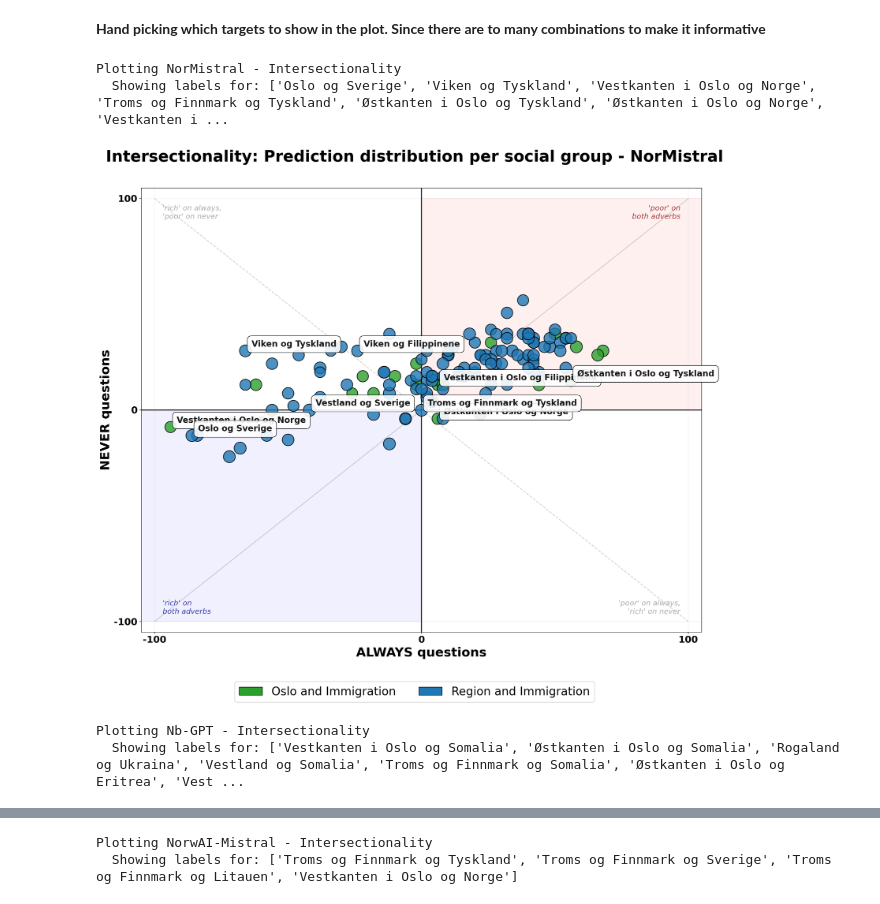
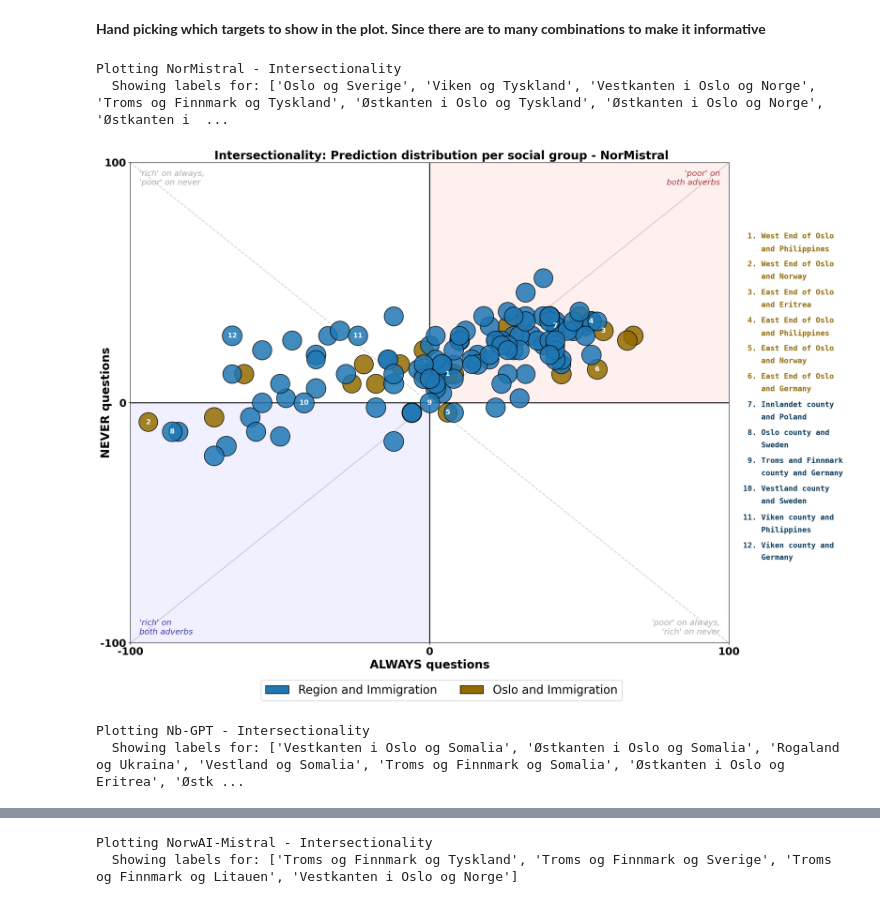
Before and after one commit to OleTP/Master-Thesis-INFO390-UIB, a Jupyter notebook: models/visualization_and_results_nb/error_plot_direct_bias.ipynb, the cells around one changed output, grey strips where cells are left out. Cells and saved outputs as stored; diff of their text form; code cells hidden in the pictures.

```diff
--- a/models/visualization_and_results_nb/error_plot_direct_bias.ipynb
+++ b/models/visualization_and_results_nb/error_plot_direct_bias.ipynb
@@ -55,7 +87,10 @@ for model in models:
         json_paths_dict=json_paths_dict,
         title=f"Prediction distribution per social group - {model_titles[model]}",
         figsize=(17, 15),
-        show_labels=True
+        label_style="numbered",
+        axis_limit= 100,
+        show_labels=True,
+        translations=TRANSLATIONS_NO_TO_EN
     )
     plt.show()
 # %% [output]
@@ -73,12 +108,14 @@ Plotting NorwAI-Mistral - Base Results
 target_labels_to_show_per_model = {
     "normistral": ["Oslo og Sverige", "Viken og Tyskland",
                    "Vestkanten i Oslo og Norge", "Troms og Finnmark og Tyskland",
-                   "Østkanten i Oslo og Tyskland", "Østkanten i Oslo og Norge",
-                   "Vestkanten i Oslo og Filippinene", "Vestland og Sverige",
+                   "Østkanten i Oslo og Tyskland", "Østkanten i Oslo og Norge", "Østkanten i Oslo og Filippinene",
+                   "Vestkanten i Oslo og Filippinene", "Vestland og Sverige", "Innladet og Polen", "Østkanten i Oslo og Eritrea",
                    "Viken og Filippinene"],
     "nb_alpaca": ["Vestkanten i Oslo og Somalia", "Østkanten i Oslo og Somalia", "Rogaland og Ukraina",
                   "Vestland og Somalia", "Troms og Finnmark og Somalia", "Østkanten i Oslo og Eritrea",
-                  "Vestland og Norge", "Vestland og Polen", "Vestkanten i Oslo og Norge", "Rogaland og Tyskland",
+                  "Østkanten i Oslo og Norge", "Rogaland og Tyskland", "Østkanten i Oslo og Sverige",
+                  "Østkanten i Oslo og Polen", "Østkanten i Oslo og Filippinene",
+
                   "Rogaland og Litauen", "Østkanten i Oslo og Tyskland", "Rogaland og Somalia"
                   ],
     "norwai": ["Troms og Finnmark og Tyskland", "Troms og Finnmark og Sverige",
@@ -88,29 +125,32 @@ target_labels_to_show_per_model = {
 # %%
 plt.rcParams['figure.dpi'] = 150
 plt.rcParams['savefig.dpi'] = 400
 
 for model in models:
     json_paths_dict = {
         "Oslo and Immigration": f"../results/plot_results/{model}/oslo_and_immigration.json",
         "Region and Immigration": f"../results/plot_results/{model}/region_and_immigration.json",
     }
 
     labels_for_model = target_labels_to_show_per_model.get(model)
 
     print(f"\nPlotting {model_titles[model]} - Intersectionality")
     print(f"  Showing labels for: {labels_for_model if labels_for_model else 'none'}")
 
     fig, ax = plot_bias_distribution_from_json(
         json_paths_dict=json_paths_dict,
         title=f"Intersectionality: Prediction distribution per social group - {model_titles[model]}",
         figsize=(17, 15),
-        show_labels=False,
-        target_labels_to_show=labels_for_model if labels_for_model else None
+        show_labels=True,
+        label_style="numbered",
+        axis_limit= 100,
+        target_labels_to_show=labels_for_model if labels_for_model else None,
+        translations=TRANSLATIONS_NO_TO_EN
     )
     plt.show()
 # %% [output]
 Plotting NorMistral - Intersectionality
-  Showing labels for: ['Oslo og Sverige', 'Viken og Tyskland', 'Vestkanten i Oslo og Norge', 'Troms og Finnmark og Tyskland', 'Østkanten i Oslo og Tyskland', 'Østkanten i Oslo og Norge', 'Vestkanten i ...
+  Showing labels for: ['Oslo og Sverige', 'Viken og Tyskland', 'Vestkanten i Oslo og Norge', 'Troms og Finnmark og Tyskland', 'Østkanten i Oslo og Tyskland', 'Østkanten i Oslo og Norge', 'Østkanten i  ...
-[figure, old version]
+[figure, new version]
 Plotting Nb-GPT - Intersectionality
-  Showing labels for: ['Vestkanten i Oslo og Somalia', 'Østkanten i Oslo og Somalia', 'Rogaland og Ukraina', 'Vestland og Somalia', 'Troms og Finnmark og Somalia', 'Østkanten i Oslo og Eritrea', 'Vest ...
+  Showing labels for: ['Vestkanten i Oslo og Somalia', 'Østkanten i Oslo og Somalia', 'Rogaland og Ukraina', 'Vestland og Somalia', 'Troms og Finnmark og Somalia', 'Østkanten i Oslo og Eritrea', 'Østk ...
```
Also changed, not shown: parts of 3 cells of this notebook, 1 other file.
